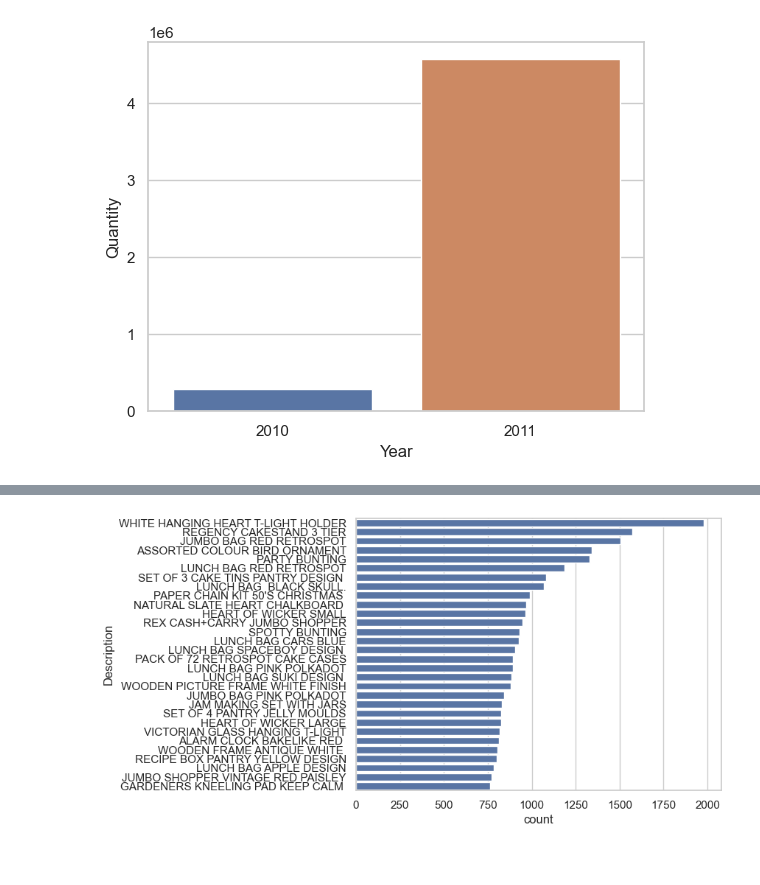
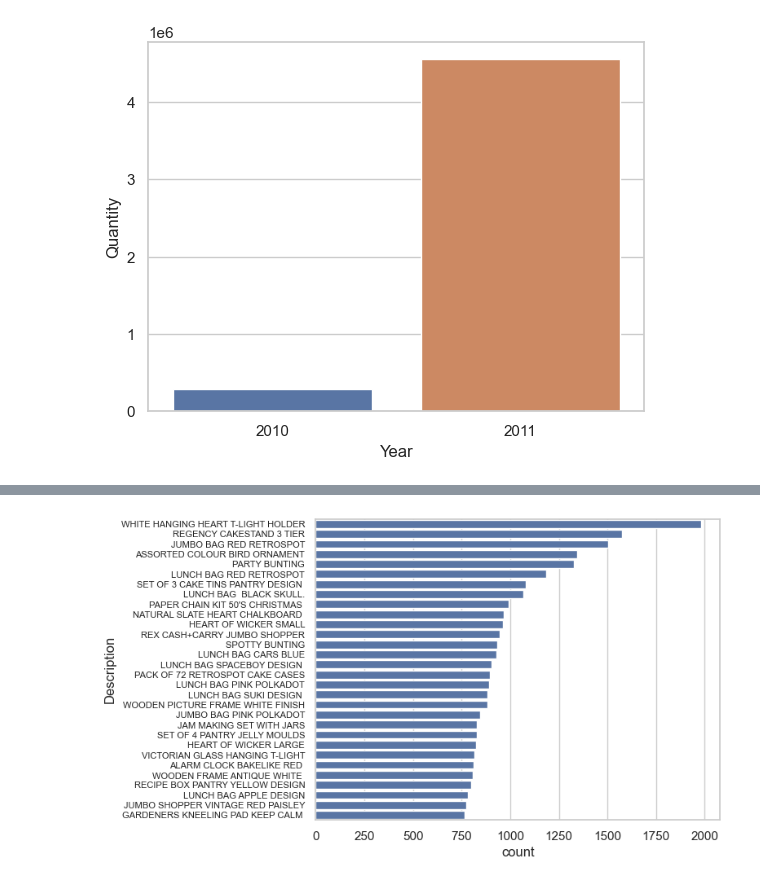
Before and after one commit to GLAZERadr/Data_Science_For_Industry_Task_3, a Jupyter notebook: Data_Exploration.ipynb, the cells around one changed output, grey strips where cells are left out. Cells and saved outputs as stored; diff of their text form; code cells hidden in the pictures.

Commit message:
Updated Data Wrangling and Exploration

```diff
--- a/Data_Exploration.ipynb
+++ b/Data_Exploration.ipynb
@@ -131,9 +110,11 @@ top15
 # %%
-#plot top15
-sns.barplot(data=top15, x='count', y='Description', hue='Country')
+#plot top30
+sns.barplot(data=desc_per_country.head(30), x='count', y='Description', hue='Country')
 
 #legend false
 plt.legend([],[], frameon=False)
+#set font of yticks
+plt.yticks(fontsize=8)
 plt.show()
 # %% [output]
-[figure, old version]
+[figure, new version]
```
Also changed, not shown: parts of 20 cells of this notebook, 1 other file.
